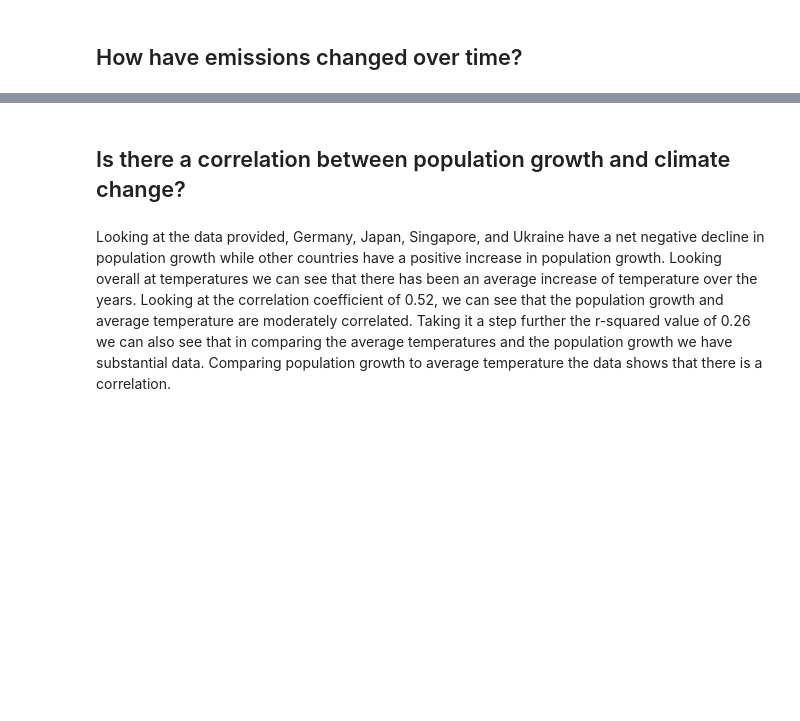
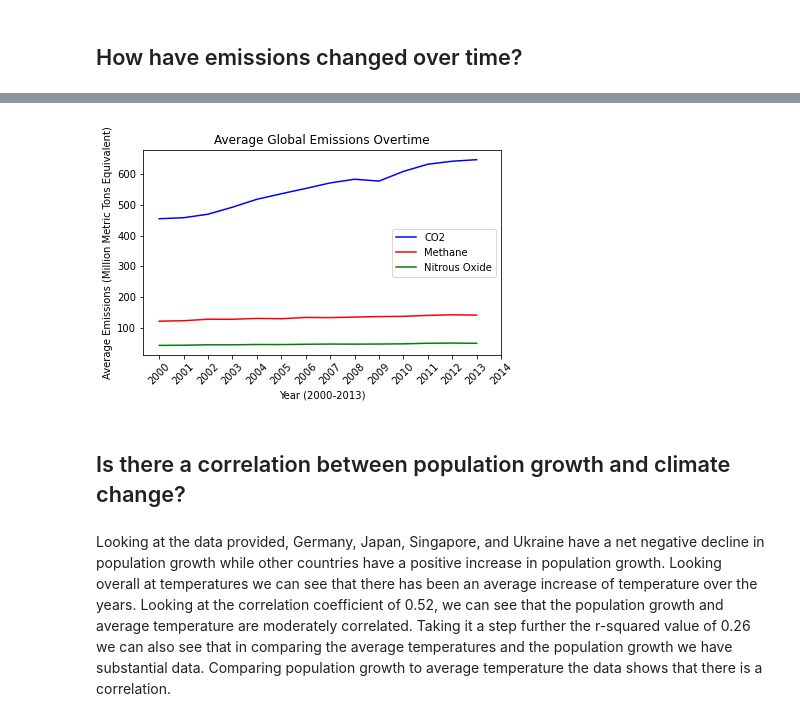
Before and after one commit to moriahtaylor1/climate-change-analysis, a Jupyter notebook: Analysis-Final.ipynb, the cells around one changed output, grey strips where cells are left out. Saved outputs shown, nothing was run; the diff lists cells and outputs as text; code cells hidden in the pictures; blank space fills up the shorter version.

```diff
--- a/Analysis-Final.ipynb
+++ b/Analysis-Final.ipynb
@@ -11,0 +95,6 @@ import csv
+# %%
+## Line graph for average emission for CO2, methane, and nitrous oxide per year
+
+# Load in CSV to create dataframe
+emissions_df = pd.read_csv("data/question2_df.csv")
+emissions_df.head()
@@ -11,0 +108,15 @@ import csv
+# %%
+# Groupby year
+grouped_emissions_df = emissions_df.groupby(["year"])
+
+# Calculate averages for CO2, methane, and nitrous oxide
+avg_co2_df = grouped_emissions_df["co2"].mean()
+avg_methane_df = grouped_emissions_df["methane"].mean()
+avg_no_df = grouped_emissions_df["nitrous_oxide"].mean()
+
+# Create dataframe
+summary_df = pd.DataFrame({"Average CO2": avg_co2_df,
+                           "Average Methane": avg_methane_df,
+                           "Average Nitrous Oxide": avg_no_df})
+
+summary_df
@@ -12,2 +140,21 @@ import csv
+# %%
+x_axis = summary_df.index
+
+# Generate and format line graph for average emissions over time
+co2_plot, = plt.plot(x_axis, summary_df["Average CO2"], color="blue", label="CO2" )
+methane_plot, = plt.plot(x_axis, summary_df["Average Methane"], color="red", label="Methane" )
+nitrous_oxide_plot, = plt.plot(x_axis, summary_df["Average Nitrous Oxide"], color="green", label="Nitrous Oxide" )
+plt.xticks(np.arange(2000,2015,step=1))
+plt.xticks(rotation=45)
+plt.title("Average Global Emissions Overtime")
+plt.xlabel("Year (2000-2013)")
+plt.ylabel("Average Emissions (Million Metric Tons Equivalent)")
+plt.legend(handles=[co2_plot, methane_plot, nitrous_oxide_plot], loc="best")
+
+plt.tight_layout()
+plt.savefig("Final-Images/AvgGlobalSplit.png")
+plt.show()
+# %% [output]
+[figure, added]
 # %% [markdown]
 ## Is there a correlation between population growth and climate change?
```
Also changed, not shown: parts of 33 cells of this notebook.
